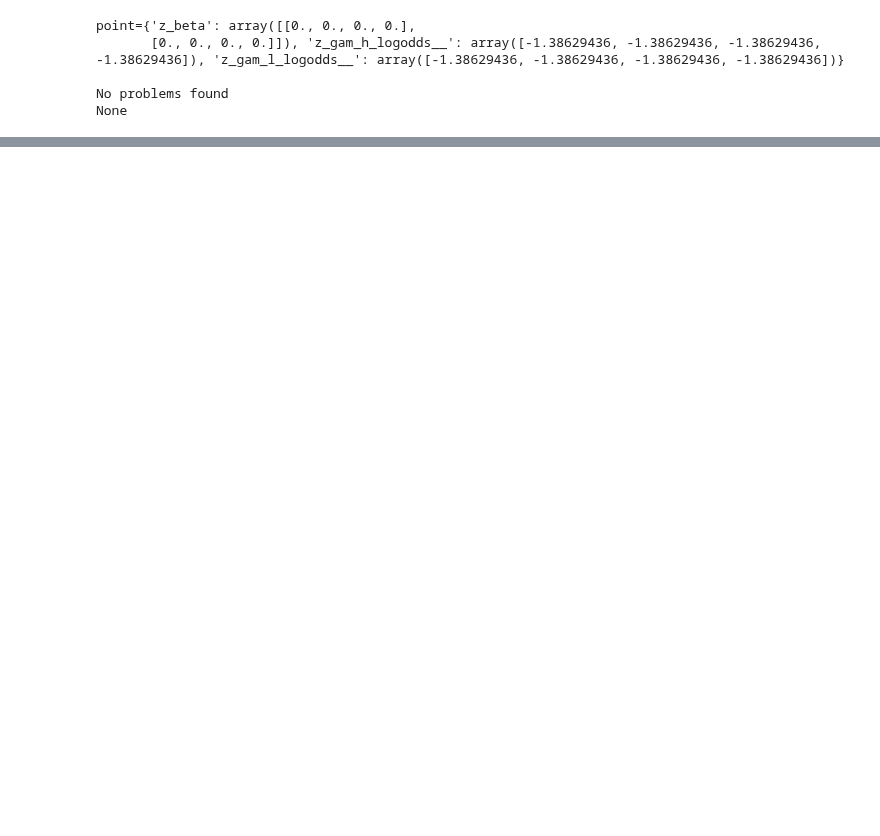
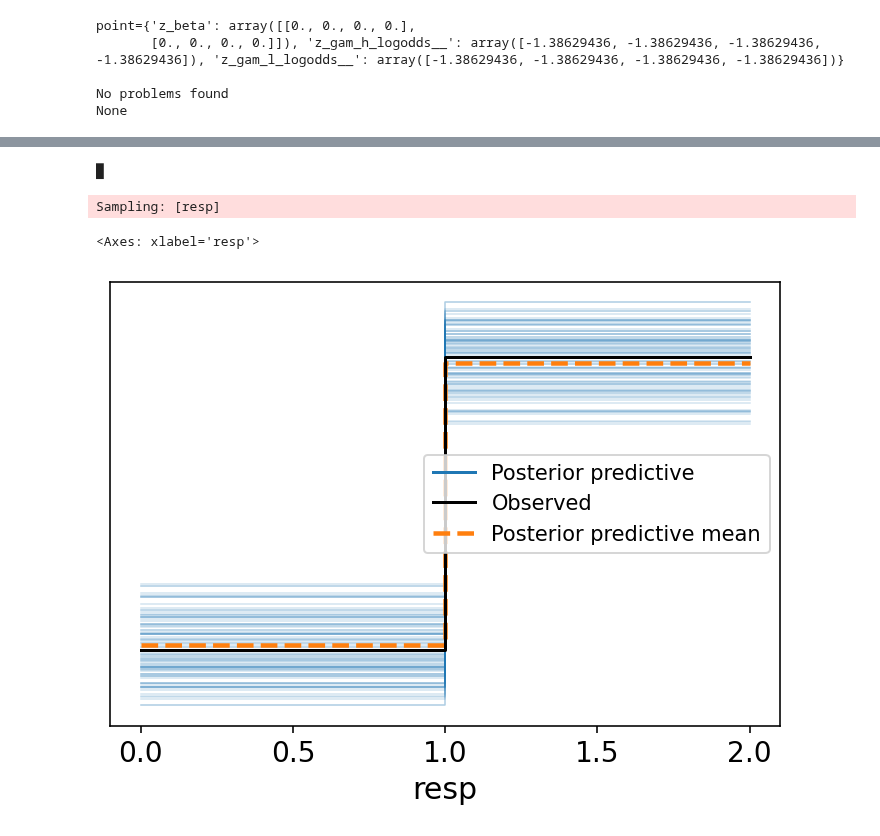
Before and after one commit to vmschroe/monkey-psychophysics, a Jupyter notebook: Model_A/Model_A.ipynb, the cells around one changed output, grey strips where cells are left out. Drawn from its saved outputs; the diff is of its cells as text; code cells hidden in the pictures; blank space fills up the shorter version.

```diff
--- a/Model_A/Model_A.ipynb
+++ b/Model_A/Model_A.ipynb
@@ -114,0 +218,11 @@ We recommend running at least 4 chains for robust computation of convergence dia
+# %%
+with model_A:
+    pm.sample_posterior_predictive(trace,extend_inferencedata=True)
+# %% [output]
+█
+Sampling: [resp]
+# %%
+az.plot_ppc(trace, num_pp_samples=100)
+# %% [output]
+<Axes: xlabel='resp'>
+[figure, added]
```
Also changed, not shown: parts of 33 cells of this notebook, 11 other files.
